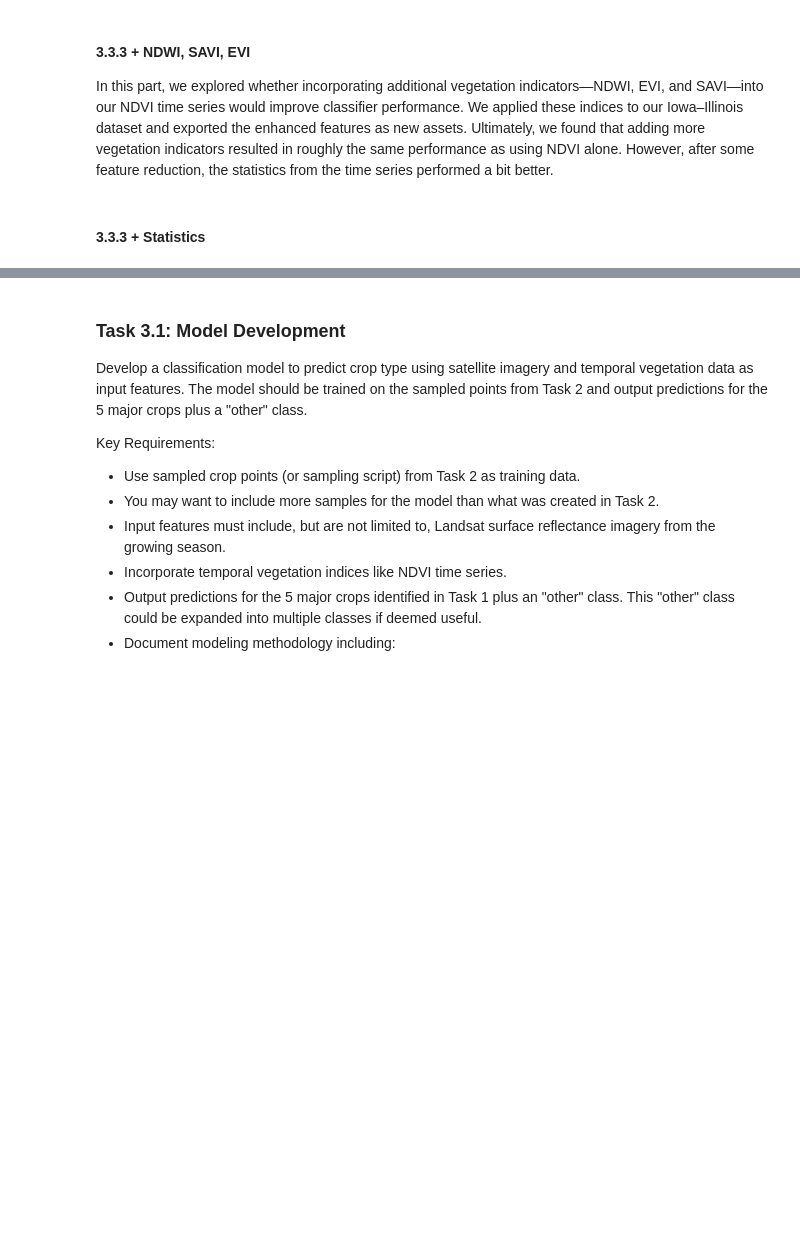
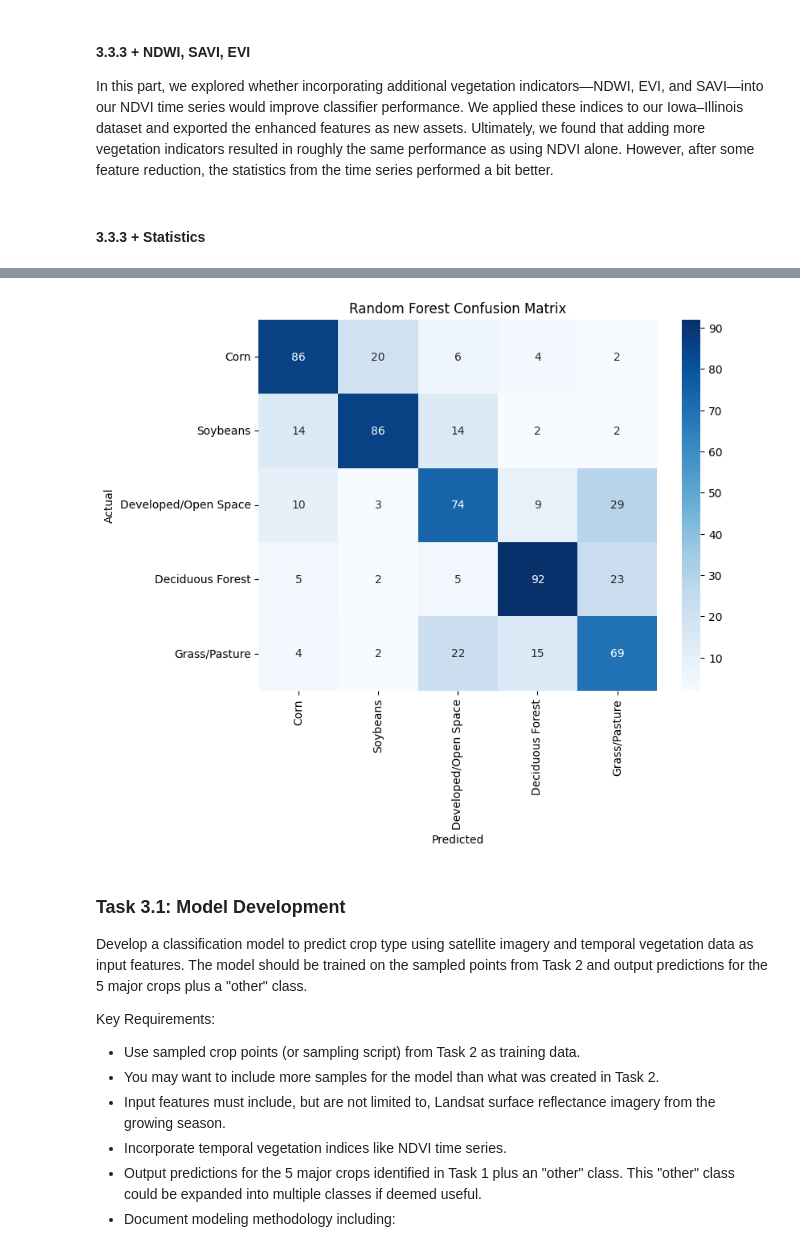
Before and after one commit to toribiodiego/ECE-471-A-Remote-Sensing, a Jupyter notebook: P02/P02.ipynb, the cells around one changed output, grey strips where cells are left out. Drawn from its saved outputs; the diff is of its cells as text; code cells hidden in the pictures; blank space fills up the shorter version.

```diff
--- a/P02/P02.ipynb
+++ b/P02/P02.ipynb
@@ -946,23 +931,3 @@ for crop_code, crop_name in top_5_crops.items():
-# %%
-# dictionary of asset IDs for each crop
-asset_ids = {
-    "Corn": "projects/toribiodiego-ece471/assets/ndvi_timeseries/NDVI_TS_Iowa_Corn_2019",
-    "Soybeans": "projects/toribiodiego-ece471/assets/ndvi_timeseries/NDVI_TS_Iowa_Soybeans_2019",
-    "Deciduous_Forest": "projects/toribiodiego-ece471/assets/ndvi_timeseries/NDVI_TS_Iowa_Deciduous_Forest_2019",
-    "Grass_Pasture": "projects/toribiodiego-ece471/assets/ndvi_timeseries/NDVI_TS_Iowa_Grass_Pasture_2019",
-    "Developed_Open_Space": "projects/toribiodiego-ece471/assets/ndvi_timeseries/NDVI_TS_Iowa_Developed_Open_Space_2019"
-}
-
-# loop over each asset, load data, aggregate monthly, and plot
-for crop, asset_id in asset_ids.items():
-    print(f"Loading asset for {crop}...")
-    daily_ndvi_data = load_ee_asset_to_list(asset_id)
-
-    # convert daily data to monthly aggregates
-    monthly_ndvi_data = aggregate_ndvi_monthly(daily_ndvi_data)
-
-    # plot the monthly NDVI time series
-    plot_title = f"NDVI Time Series for {crop} in Iowa and Illinois (2019)"
 # %% [markdown]
 ### Task 2.2: Calculate NDVI Time Series
 
@@ -1911,14 +1944,8 @@ indices = ["EVI", "NDVI", "NDWI", "SAVI"]
 monthly_features = [f"{idx}_{m}" for idx in indices for m in months]
 base_predictors = monthly_features + ["longitude", "latitude"]
 
-statistical_metrics_all = [
-    f"{idx}_{metric}" for idx in indices for metric in ["mean", "std", "max", "min"]
-]
-phenological_metrics_all = [
-    f"{idx}_{metric}"
-    for idx in indices
-    for metric in ["peak", "start", "end", "length"]
-]
+statistical_metrics_all = [f"{idx}_{metric}" for idx in indices for metric in ["mean", "std", "max", "min"]]
+phenological_metrics_all = [f"{idx}_{metric}" for idx in indices for metric in ["peak", "start", "end", "length"]]
 
 full_predictors = base_predictors + statistical_metrics_all + phenological_metrics_all
 
@@ -1938,14 +1965,10 @@ for idx in indices:
     df_all_other_base = compute_index_phenology(df_all_other_base, idx, months)
 
 # re-split dataset using the full predictor list
-df_other_train = df_all_other_base[df_all_other_base["random"] < 0.90].dropna(
-    subset=full_predictors + [label_property]
-)
-df_other_test = df_all_other_base[df_all_other_base["random"] >= 0.90].dropna(
-    subset=full_predictors + [label_property]
-)
+df_other_train = df_all_other_base[df_all_other_base["random"] < 0.90].dropna(subset=full_predictors + [label_property])
+df_other_test = df_all_other_base[df_all_other_base["random"] >= 0.90].dropna(subset=full_predictors + [label_property])
 
-# train and evaluate classifiers
+# train and evaluate classifiers on full predictor set
 results_other, cms_other, best_classifier_other = train_classifiers_on_dataset(
     df_other_train,
     df_other_test,
@@ -1958,8 +1981,9 @@ results_other, cms_other, best_classifier_other = train_classifiers_on_dataset(
     verbose=False,
 )
 
-# 1. Choose a reduced feature set (about half), guided by SHAP plots.
-#    (Adjust as needed based on your analysis.)
+print("\n\033[1mTable 10\033[0m. Highest performing classifier on full NDVI, NDWI, EVI, SAVI feature set for Iowa & Illinois")
+
+# choose a reduced feature set guided by SHAP analysis
 predictor_props_other_reduced = [
     "NDVI_10",
     "NDWI_9",
@@ -1988,30 +2012,24 @@ predictor_props_other_reduced = [
     "EVI_11",
 ]
 
-# 2. Subset your train/test DataFrames to only these columns plus the label.
-df_train_other_reduced = df_other_train[
-    predictor_props_other_reduced + [label_property]
-].copy()
-df_test_other_reduced = df_other_test[
-    predictor_props_other_reduced + [label_property]
-].copy()
+# subset train/test DataFrames to reduced feature set plus label
+df_train_other_reduced = df_other_train[predictor_props_other_reduced + [label_property]].copy()
+df_test_other_reduced = df_other_test[predictor_props_other_reduced + [label_property]].copy()
 
-# 3. Train a new classifier on the reduced feature set using the helper function.
-results_other_reduced, cms_other_reduced, best_classifier_other_reduced = (
-    train_classifiers_on_dataset(
-        df_train_other_reduced,
-        df_test_other_reduced,
-        predictor_props_other_reduced,
-        label_property,
-        le_other,
-        class_labels_other,
-        normalize=True,
-        grid_search=False,
-        verbose=True,
-    )
+# train and evaluate classifier on reduced predictor set
+results_other_reduced, cms_other_reduced, best_classifier_other_reduced = train_classifiers_on_dataset(
+    df_train_other_reduced,
+    df_test_other_reduced,
+    predictor_props_other_reduced,
+    label_property,
+    le_other,
+    class_labels_other,
+    normalize=True,
+    grid_search=False,
+    verbose=True,
 )
 
-print("Training results on 'other' dataset (reduced features):", results_other_reduced)
+print("\n\033[1mTable 11\033[0m. Highest performing classifier on reduced feature set for Iowa & Illinois")
 # %% [output]
 +---------------+------------+
 | Classifier    |   Accuracy |
@@ -2021,3 +2046,4 @@ print("Training results on 'other' dataset (reduced features):", results_other_r
+[figure, added]
 # %% [markdown]
 ### Task 3.1: Model Development
 
```
Also changed, not shown: parts of 14 cells of this notebook.
